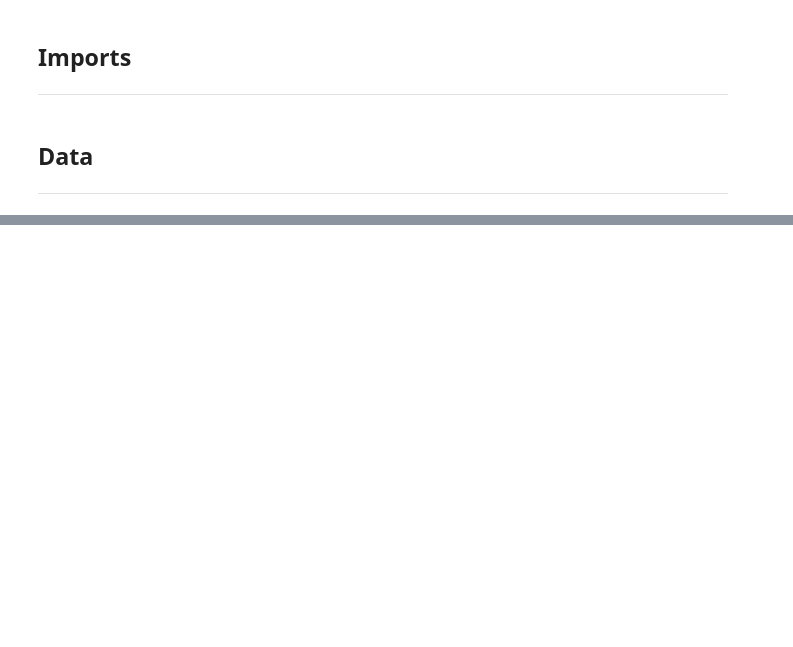
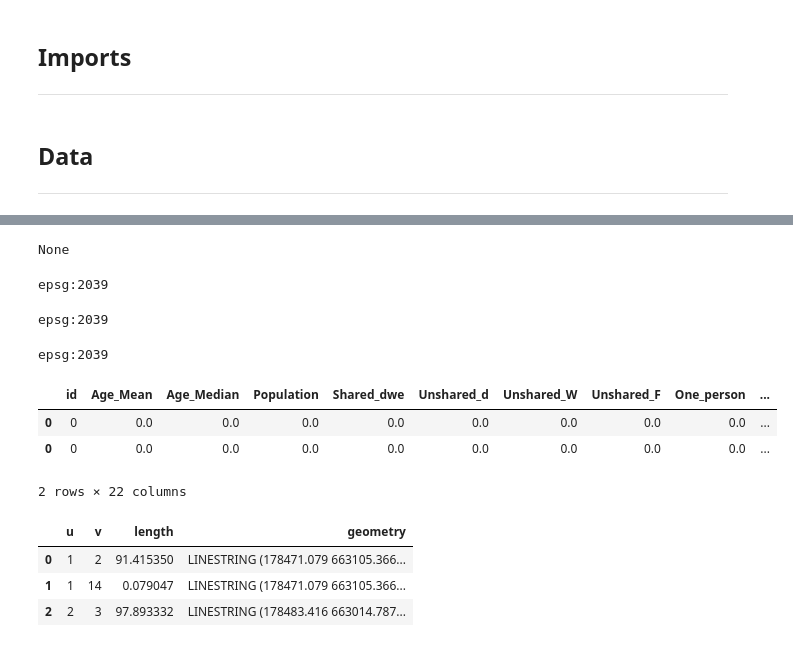
Before and after one commit to harryodell/Synthetic_Cities, a Jupyter notebook: OSM_network_partitioning-Ofer.ipynb, the cells around one changed output, grey strips where cells are left out. Saved outputs shown, nothing was run; the diff lists cells and outputs as text; code cells hidden in the pictures; blank space fills up the shorter version.

```diff
--- a/OSM_network_partitioning-Ofer.ipynb
+++ b/OSM_network_partitioning-Ofer.ipynb
@@ -67,0 +31,8 @@ pos = [i for i in ofer_network]
+# %%
+print(ofer_network.crs)
+# %% [output]
+None
+# %%
+print(gdf.crs)
+# %% [output]
+epsg:2039
@@ -67,0 +41,22 @@ pos = [i for i in ofer_network]
+# %%
+print(ofer_network.crs)
+# %% [output]
+epsg:2039
+# %%
+print(gdf.crs)
+# %% [output]
+epsg:2039
+# %%
+gdf
+# %% [output]
+|  | id | Age_Mean | Age_Median | Population | Shared_dwe | Unshared_d | Unshared_W | Unshared_F | One_person | ... |
+| 0 | 0 | 0.0 | 0.0 | 0.0 | 0.0 | 0.0 | 0.0 | 0.0 | 0.0 | ... |
+| 0 | 0 | 0.0 | 0.0 | 0.0 | 0.0 | 0.0 | 0.0 | 0.0 | 0.0 | ... |
+2 rows × 22 columns
+# %%
+ofer_network[0:3]
+# %% [output]
+|  | u | v | length | geometry |
+| 0 | 1 | 2 | 91.415350 | LINESTRING (178471.079 663105.366... |
+| 1 | 1 | 14 | 0.079047 | LINESTRING (178471.079 663105.366... |
+| 2 | 2 | 3 | 97.893332 | LINESTRING (178483.416 663014.787... |
```
Also changed, not shown: parts of 23 cells of this notebook, 10 other files.
